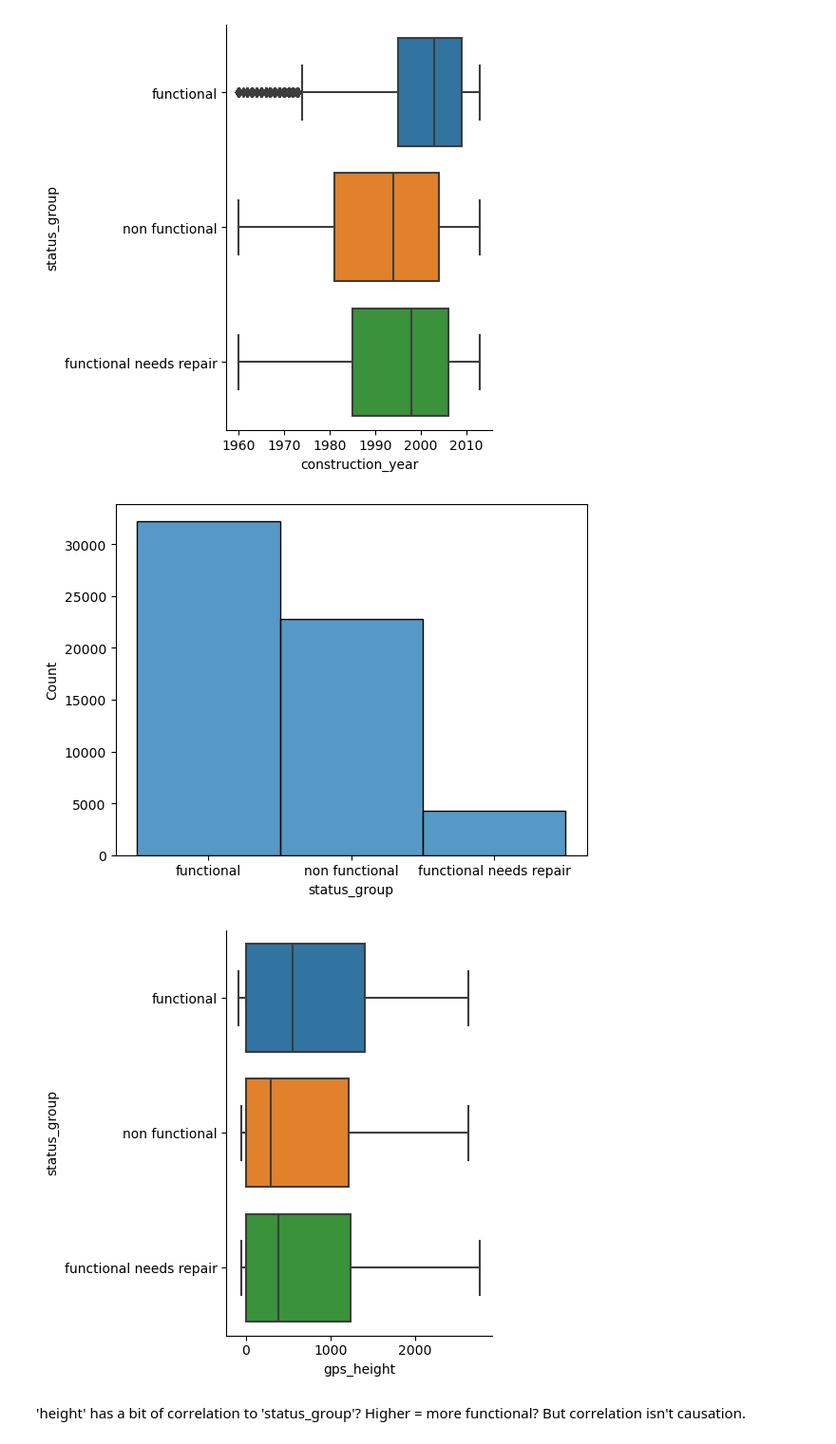
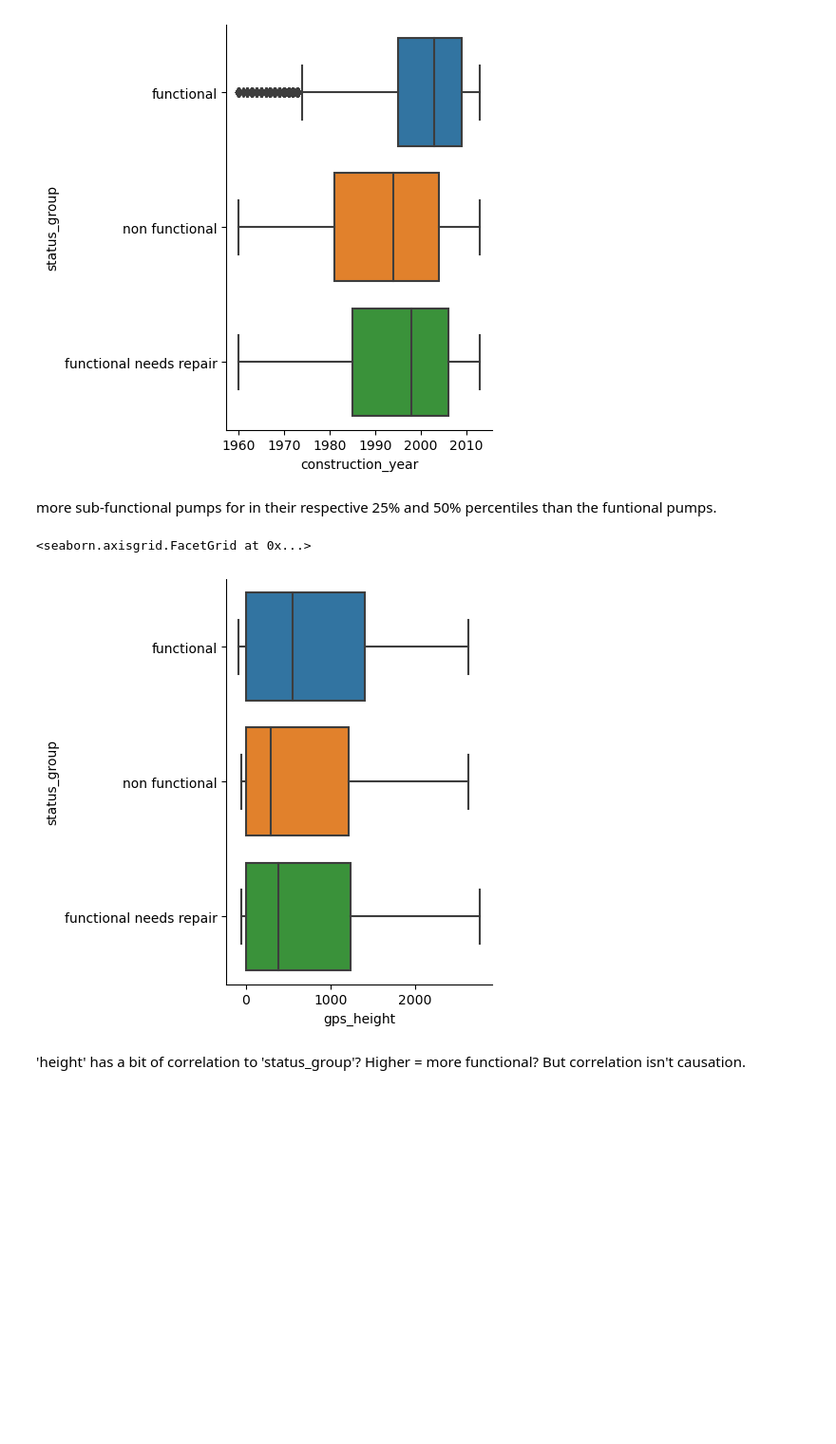
Before and after one commit to roberthobblebottom/pump-it-up, a Jupyter notebook: 1.ipynb, the cells around one changed output. Shown at 95% size. Drawn from its saved outputs; the diff is of its cells as text; code cells hidden in the pictures; blank space fills up the shorter version.

Commit message:
tidied up serveral visualisation

```diff
--- a/1.ipynb
+++ b/1.ipynb
@@ -314,30 +266,0 @@ plt.show()
-# %%
-f, ax = plt.subplots(figsize=(10, 10))
-sns.despine(f, left=True, bottom=True)
-plt.xlim(27,43)
-# plt.figure(figsize=(400,400))
-m = Basemap(resolution='i',llcrnrlat=-12.168,urcrnrlat=-0.967,llcrnrlon=28.828,urcrnrlon=41.177)
-# draw coastlines.
-m.drawcoastlines()
-# draw a boundary around the map, fill the background.
-# this background will end up being the ocean color, since
-# the continents will be drawn on top.
-m.drawmapboundary(fill_color='aqua')
-m.drawcountries()
-# fill continents, set lake color same as ocean color.
-m.fillcontinents(color='coral',lake_color='aqua')
-# m.bluemarble()
-previous_lga =''
-for index, row in grouped_train[grouped_train.status_group=='non functional'].iterrows():
-    markercolor = "black"
-
-    m.plot(row.longitude,
-    row.latitude,
-    marker="*",
-    markersize=row.count,
-    markeredgewidth=0,
-    markerfacecolor=markercolor
-    )
-plt.show()
-
-#                 data=train, ax=ax, hue = "status_group", style="status_group",s=5)
@@ -352,14 +281,14 @@ sns.catplot(kind= 'box',data = temp, y='status_group',x='construction_year',tit)
 # %% [output]
 <seaborn.axisgrid.FacetGrid at 0x...>
 [figure]
+# %% [markdown]
+more sub-functional pumps for in their respective 25% and 50% percentiles
+than the funtional pumps.
 # %%
-
-sns.histplot(train,x='status_group')
-sns.catplot(data = train, x = 'gps_height',y = 'status_group',kind='box')
-plt.tight_layout()
+sns.catplot(data = train, x = 'gps_height',y = 'status_group',kind='box',ax=ax[1])
 # %% [output]
+<seaborn.axisgrid.FacetGrid at 0x...>
-[figure, old version]
+[figure, new version]
-[figure, removed]
 # %% [markdown]
 'height' has a bit of correlation to 'status_group'? Higher = more functional? But correlation isn't causation.
 # %%
```
Also changed, not shown: parts of 10 cells of this notebook.
